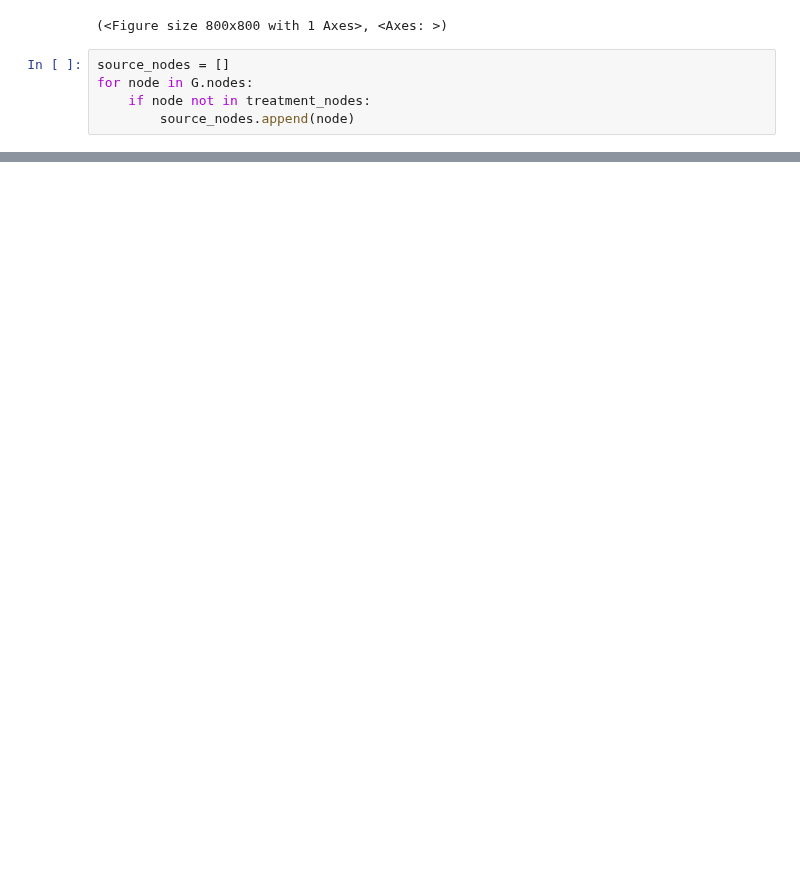
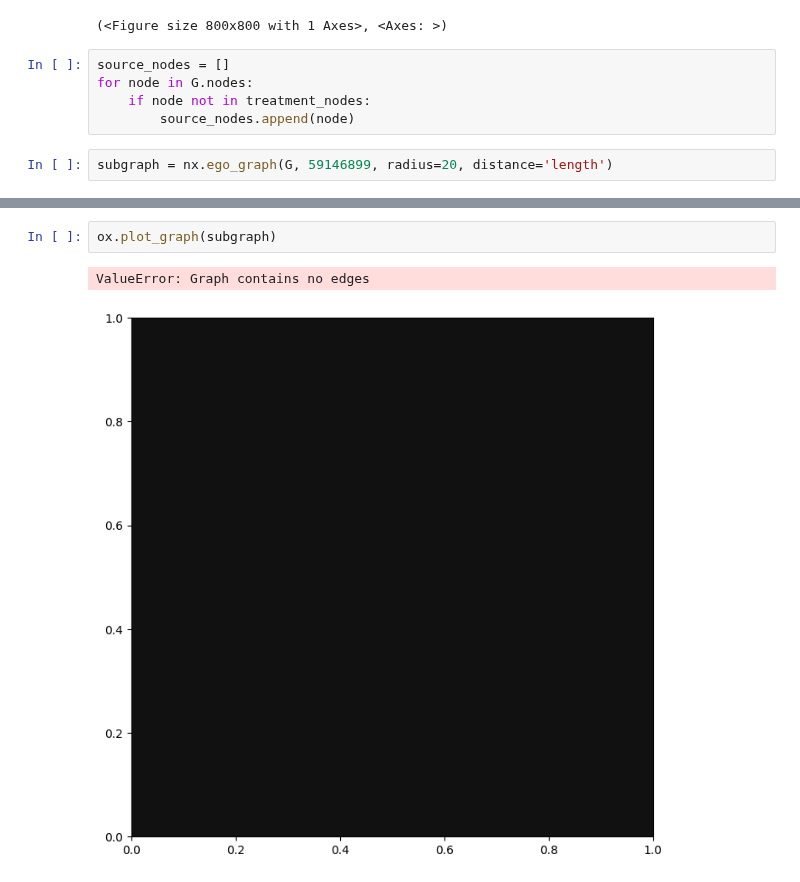
Before and after one commit to matt-banschbach/CMOR492-DWS, a Jupyter notebook: network_construction/network_sandbox.ipynb, the cells around one changed output, grey strips where cells are left out. Cells and saved outputs as stored; diff of their text form; blank space fills up the shorter version.

```diff
--- a/network_construction/network_sandbox.ipynb
+++ b/network_construction/network_sandbox.ipynb
@@ -24,3 +28,5 @@ source_nodes = []
 for node in G.nodes:
     if node not in treatment_nodes:
         source_nodes.append(node)
+# %%
+subgraph = nx.ego_graph(G, 59146899, radius=20, distance='length')
@@ -26,0 +36,5 @@ for node in G.nodes:
+# %%
+ox.plot_graph(subgraph)
+# %% [output]
+ValueError: Graph contains no edges
+[figure, added]
```
Also changed, not shown: parts of 5 cells of this notebook, 3 other files.
